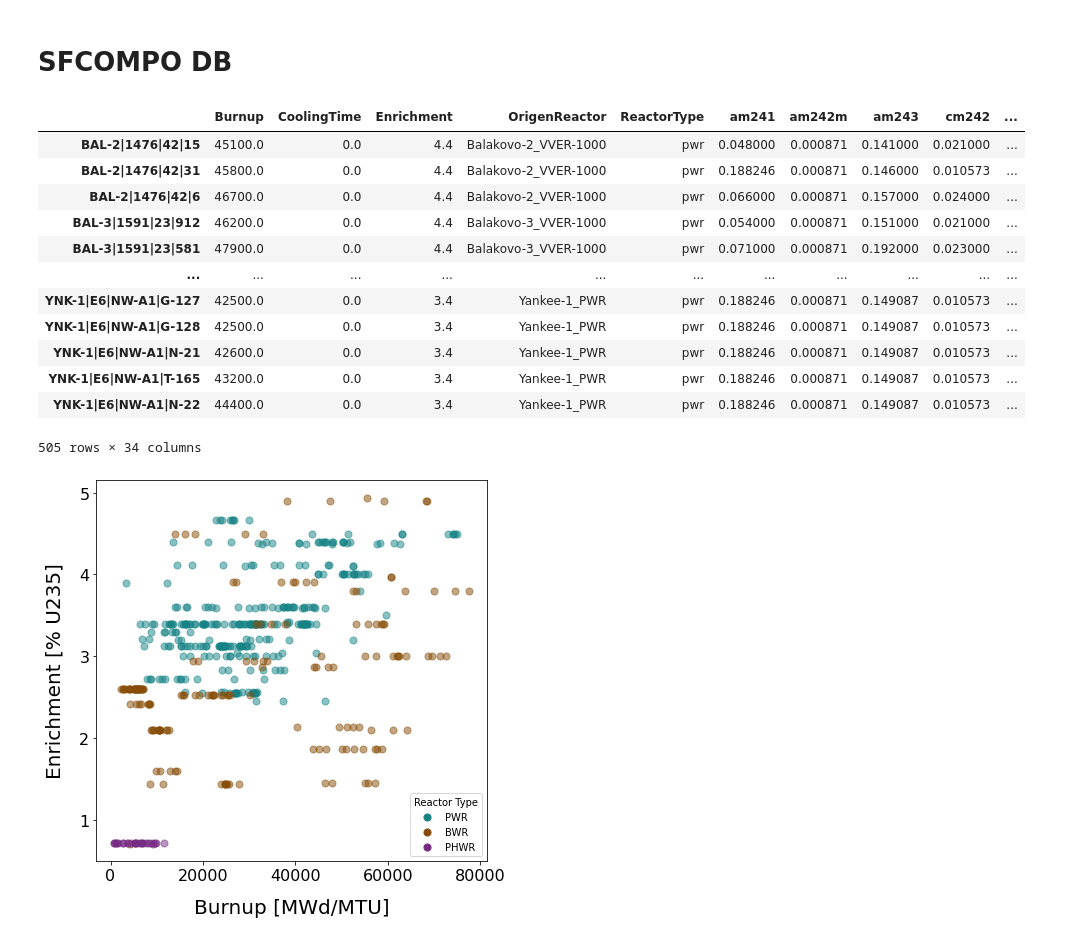
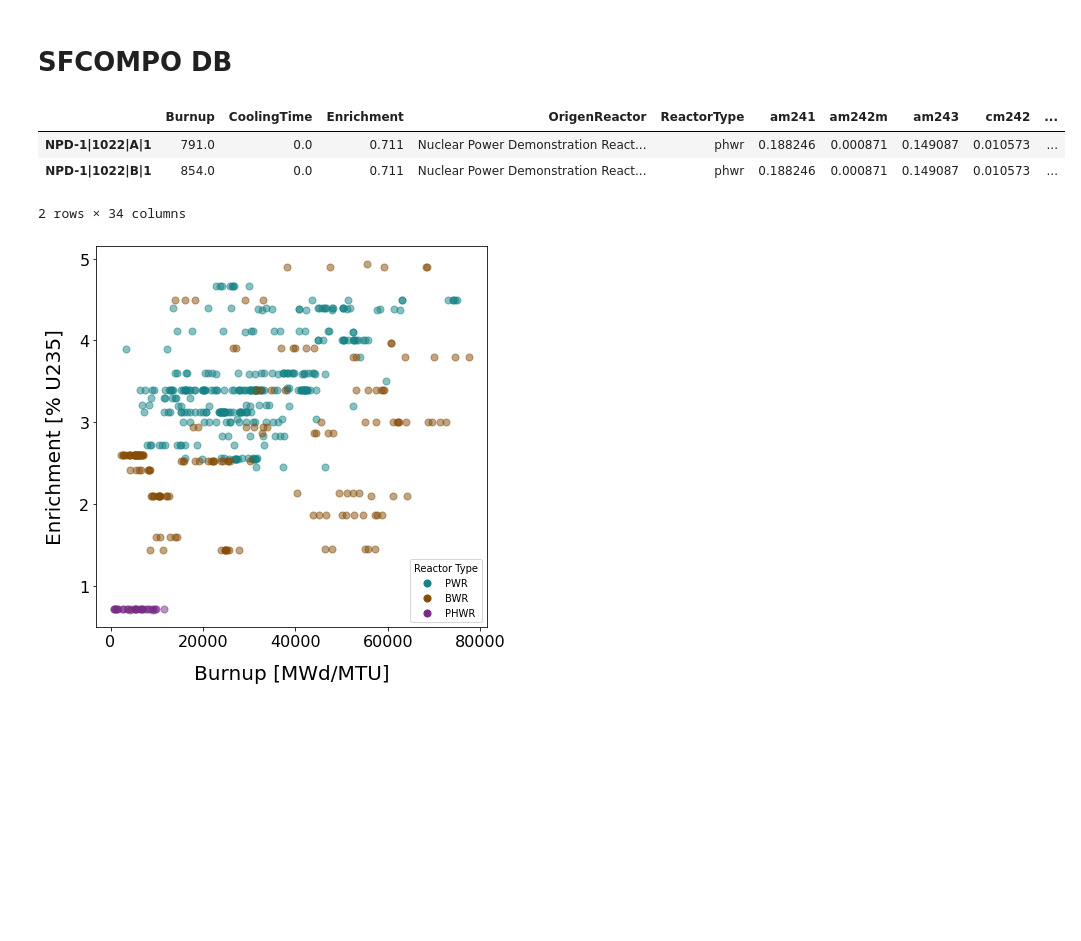
Before and after one commit to opotowsky/process_results, a Jupyter notebook: sfco-preds_mll_scikit_compare.ipynb, the cells around one changed output. Saved outputs shown, nothing was run; the diff lists cells and outputs as text; code cells hidden in the pictures; blank space fills up the shorter version.

```diff
--- a/sfco-preds_mll_scikit_compare.ipynb
+++ b/sfco-preds_mll_scikit_compare.ipynb
@@ -142,21 +142,12 @@ dfi.export(sfco_errs, 'sfcoerrs.png')
 # SFCOMPO DB
 # %%
 sfco = pd.read_pickle('~/sfcompo/format_clean/sfcompo_nuc29.pkl')
-sfco
+sfco.loc[sfco['Burnup'] < 1000]
 # %% [output]
 |  | Burnup | CoolingTime | Enrichment | OrigenReactor | ReactorType | am241 | am242m | am243 | cm242 | ... |
-| BAL-2|1476|42|15 | 45100.0 | 0.0 | 4.4 | Balakovo-2_VVER-1000 | pwr | 0.048000 | 0.000871 | 0.141000 | 0.021000 | ... |
-| BAL-2|1476|42|31 | 45800.0 | 0.0 | 4.4 | Balakovo-2_VVER-1000 | pwr | 0.188246 | 0.000871 | 0.146000 | 0.010573 | ... |
-| BAL-2|1476|42|6 | 46700.0 | 0.0 | 4.4 | Balakovo-2_VVER-1000 | pwr | 0.066000 | 0.000871 | 0.157000 | 0.024000 | ... |
-| BAL-3|1591|23|912 | 46200.0 | 0.0 | 4.4 | Balakovo-3_VVER-1000 | pwr | 0.054000 | 0.000871 | 0.151000 | 0.021000 | ... |
-| BAL-3|1591|23|581 | 47900.0 | 0.0 | 4.4 | Balakovo-3_VVER-1000 | pwr | 0.071000 | 0.000871 | 0.192000 | 0.023000 | ... |
-| ... | ... | ... | ... | ... | ... | ... | ... | ... | ... | ... |
-| YNK-1|E6|NW-A1|G-127 | 42500.0 | 0.0 | 3.4 | Yankee-1_PWR | pwr | 0.188246 | 0.000871 | 0.149087 | 0.010573 | ... |
-| YNK-1|E6|NW-A1|G-128 | 42500.0 | 0.0 | 3.4 | Yankee-1_PWR | pwr | 0.188246 | 0.000871 | 0.149087 | 0.010573 | ... |
-| YNK-1|E6|NW-A1|N-21 | 42600.0 | 0.0 | 3.4 | Yankee-1_PWR | pwr | 0.188246 | 0.000871 | 0.149087 | 0.010573 | ... |
-| YNK-1|E6|NW-A1|T-165 | 43200.0 | 0.0 | 3.4 | Yankee-1_PWR | pwr | 0.188246 | 0.000871 | 0.149087 | 0.010573 | ... |
-| YNK-1|E6|NW-A1|N-22 | 44400.0 | 0.0 | 3.4 | Yankee-1_PWR | pwr | 0.188246 | 0.000871 | 0.149087 | 0.010573 | ... |
+| NPD-1|1022|A|1 | 791.0 | 0.0 | 0.711 | Nuclear Power Demonstration React... | phwr | 0.188246 | 0.000871 | 0.149087 | 0.010573 | ... |
+| NPD-1|1022|B|1 | 854.0 | 0.0 | 0.711 | Nuclear Power Demonstration React... | phwr | 0.188246 | 0.000871 | 0.149087 | 0.010573 | ... |
-505 rows × 34 columns
+2 rows × 34 columns
 # %%
 import matplotlib.pyplot as plt
 # %%
```
Also changed, not shown: parts of 6 cells of this notebook.
